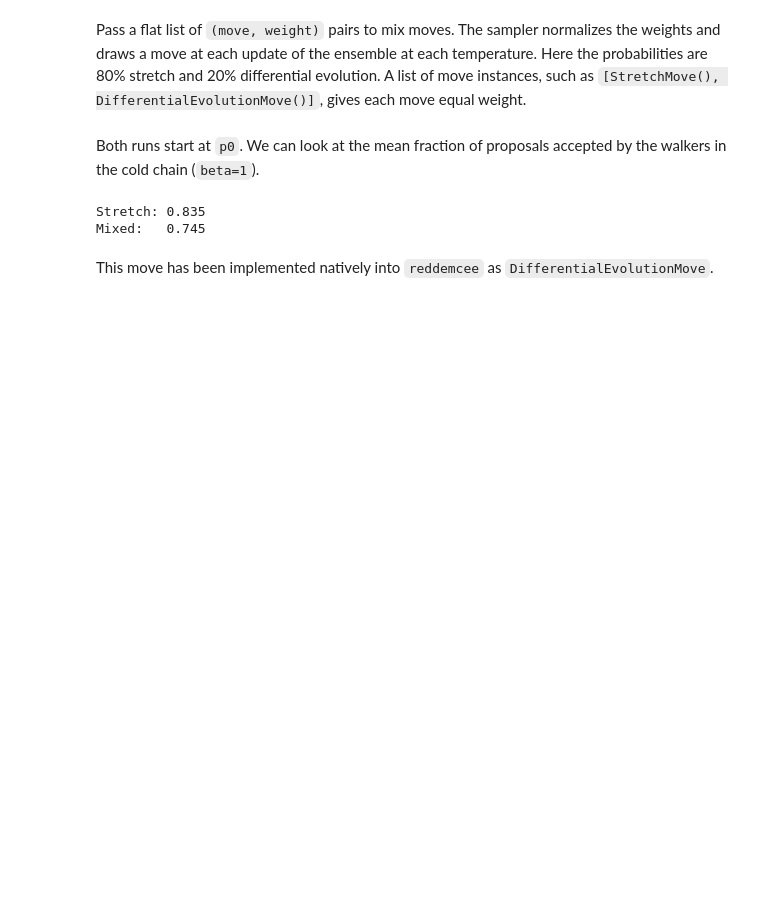
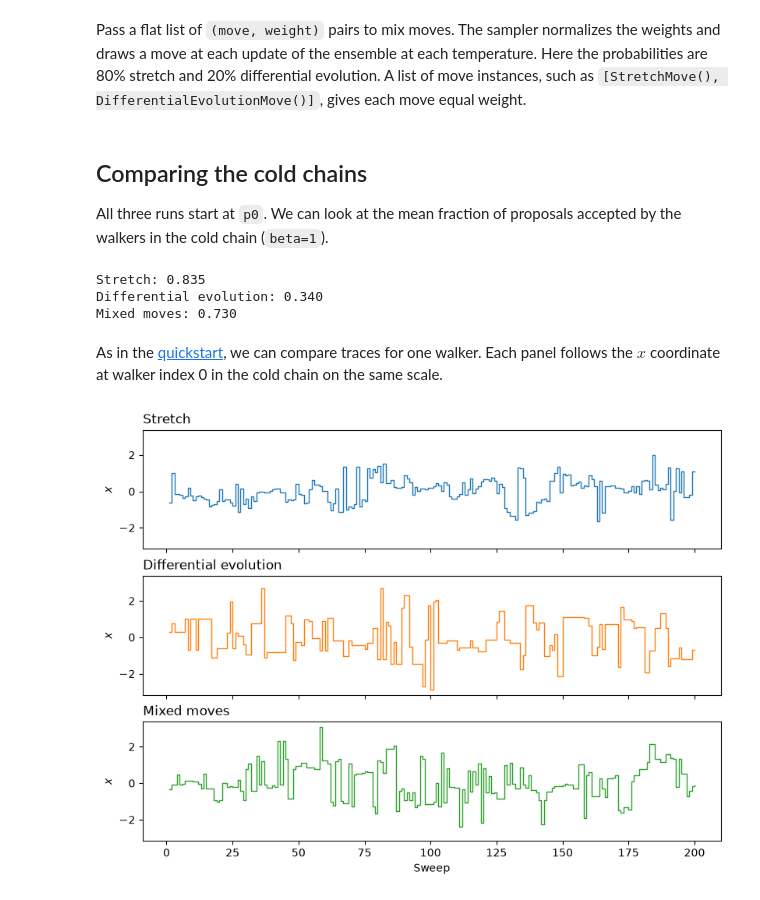
Before and after one commit to ReddTea/reddemcee, a Jupyter notebook: docs/tutorials_ntbks/06_moves.ipynb, the cells around one changed output. Drawn from its saved outputs; the diff is of its cells as text; code cells hidden in the pictures; blank space fills up the shorter version.

```diff
--- a/docs/tutorials_ntbks/06_moves.ipynb
+++ b/docs/tutorials_ntbks/06_moves.ipynb
@@ -34,2 +38,7 @@ state_stretch = sampler_stretch.run_mcmc(p0, nsweeps=nsweeps)
+# %%
+sampler_de = reddemcee.PTSampler(nwalkers, ndim_, loglike, logprior,
+                                 betas=betas, adapt_mode='NONE',
+                                 moves=DifferentialEvolutionMove())
+state_de = sampler_de.run_mcmc(p0, nsweeps=nsweeps)
 # %% [markdown]
 ## Mixing moves
@@ -46,12 +53,38 @@ sampler_mixed = reddemcee.PTSampler(nwalkers, ndim_, loglike, logprior,
                                      moves=my_moves)
 state_mixed = sampler_mixed.run_mcmc(p0, nsweeps=nsweeps)
 # %% [markdown]
-Both runs start at `p0`. We can look at the mean fraction of proposals accepted by the walkers in the cold chain (`beta=1`).
+## Comparing the cold chains
+
+All three runs start at `p0`. We can look at the mean fraction of proposals accepted by the walkers in the cold chain (`beta=1`).
 # %%
-print(f'Stretch: {sampler_stretch.acceptance_fraction[0].mean():.3f}')
-print(f'Mixed:   {sampler_mixed.acceptance_fraction[0].mean():.3f}')
+runs = [
+    ('Stretch', sampler_stretch),
+    ('Differential evolution', sampler_de),
+    ('Mixed moves', sampler_mixed),
+]
+
+for label, sampler in runs:
+    print(f'{label}: {sampler.acceptance_fraction[0].mean():.3f}')
 # %% [output]
 Stretch: 0.835
-Mixed:   0.745
+Differential evolution: 0.340
+Mixed moves: 0.730
 # %% [markdown]
-This move has been implemented natively into `reddemcee` as `DifferentialEvolutionMove`.
+As in the [quickstart](../00_quickstart), we can compare traces for one walker. Each panel follows the $x$ coordinate at walker index 0 in the cold chain on the same scale.
+# %%
+import matplotlib.pyplot as plt
+
+fig, axes = plt.subplots(len(runs), 1, sharex=True, sharey=True,
+                         figsize=(8, 6), layout='constrained')
+for index, (ax, (label, sampler)) in enumerate(zip(axes, runs)):
+    cold_chain = sampler.get_chain()[0]  # (sweep, walker, coordinate)
+    walker_x = cold_chain[:, 0, 0]
+    sweeps = np.arange(1, len(walker_x) + 1)
+    ax.step(sweeps, walker_x, where='post', color=f'C{index}', lw=1)
+    ax.set_title(label, loc='left')
+    ax.set_ylabel('$x$')
+
+axes[-1].set_xlabel('Sweep')
+plt.show()
+# %% [output]
+[figure, added]
```
Also changed, not shown: parts of 3 cells of this notebook.
